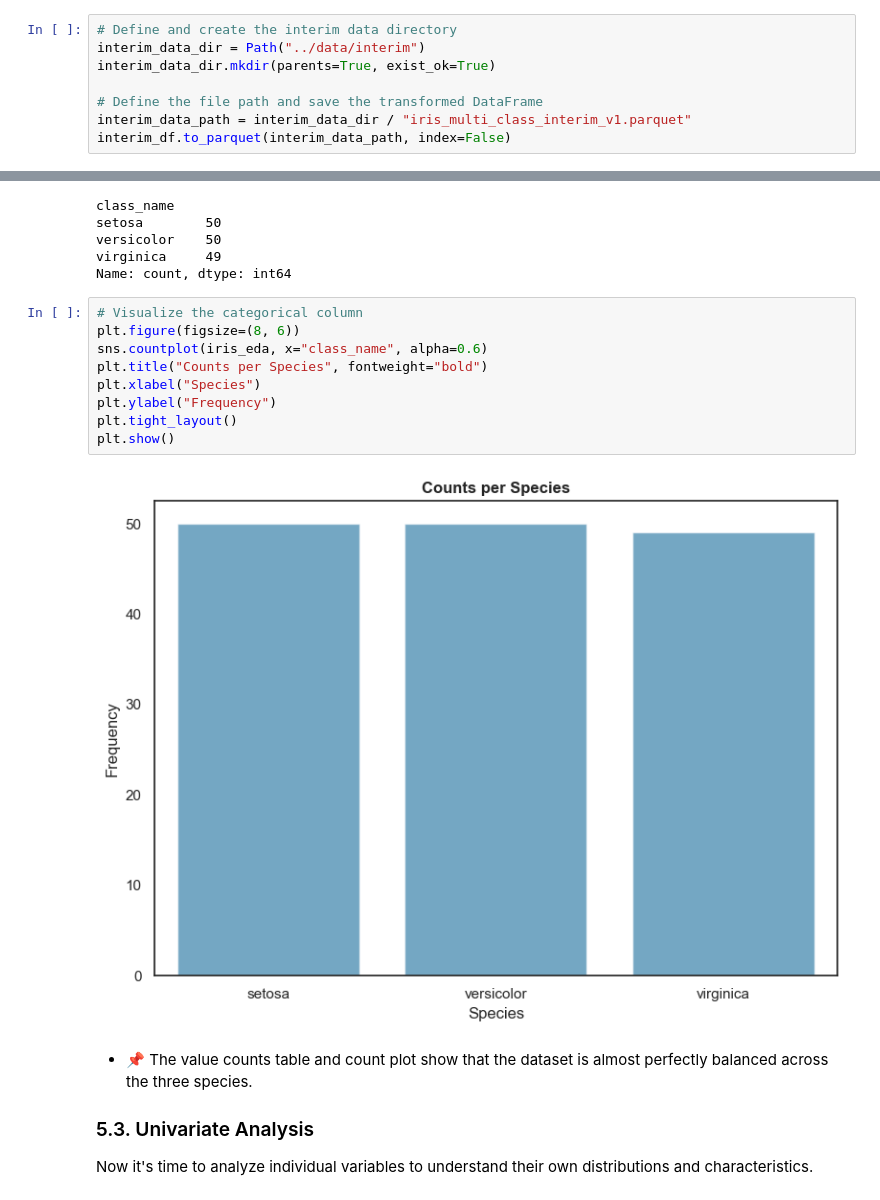
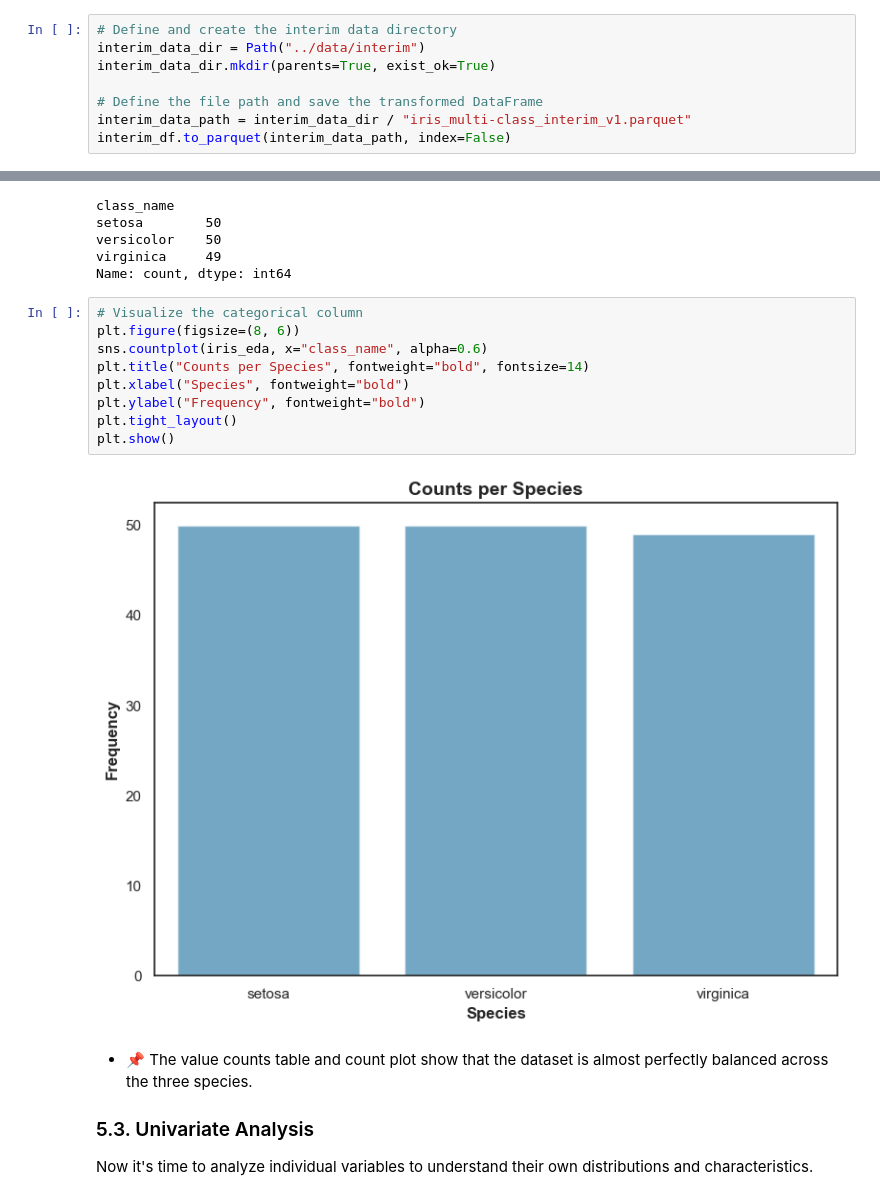
Before and after one commit to ibrahim-kocyigit/kocyigit-dsml, a Jupyter notebook: 03_specializations/02_machine_learning_with_python/03_non-linear_and_ensemble_models/07_multi_class_classification_lab.ipynb, the cells around one changed output, grey strips where cells are left out. Cells and saved outputs as stored; diff of their text form.

Commit message:
working on 07_multi-class_classification_lab

```diff
--- a/03_specializations/02_machine_learning_with_python/03_non-linear_and_ensemble_models/07_multi_class_classification_lab.ipynb
+++ b/03_specializations/02_machine_learning_with_python/03_non-linear_and_ensemble_models/07_multi_class_classification_lab.ipynb
@@ -182,7 +184,7 @@ interim_data_dir = Path("../data/interim")
 interim_data_dir.mkdir(parents=True, exist_ok=True)
 
 # Define the file path and save the transformed DataFrame
-interim_data_path = interim_data_dir / "iris_multi_class_interim_v1.parquet"
+interim_data_path = interim_data_dir / "iris_multi-class_interim_v1.parquet"
 interim_df.to_parquet(interim_data_path, index=False)
 # %% [markdown]
 ### 4.4. Verification
@@ -297,14 +298,14 @@ Name: count, dtype: int64
 # %%
 # Visualize the categorical column
 plt.figure(figsize=(8, 6))
 sns.countplot(iris_eda, x="class_name", alpha=0.6)
-plt.title("Counts per Species", fontweight="bold")
-plt.xlabel("Species")
-plt.ylabel("Frequency")
+plt.title("Counts per Species", fontweight="bold", fontsize=14)
+plt.xlabel("Species", fontweight="bold")
+plt.ylabel("Frequency", fontweight="bold")
 plt.tight_layout()
 plt.show()
 # %% [output]
-[figure, old version]
+[figure, new version]
 # %% [markdown]
 * 📌 The value counts table and count plot show that the dataset is almost perfectly balanced across the three species.
 
```
Also changed, not shown: parts of 15 cells of this notebook.
